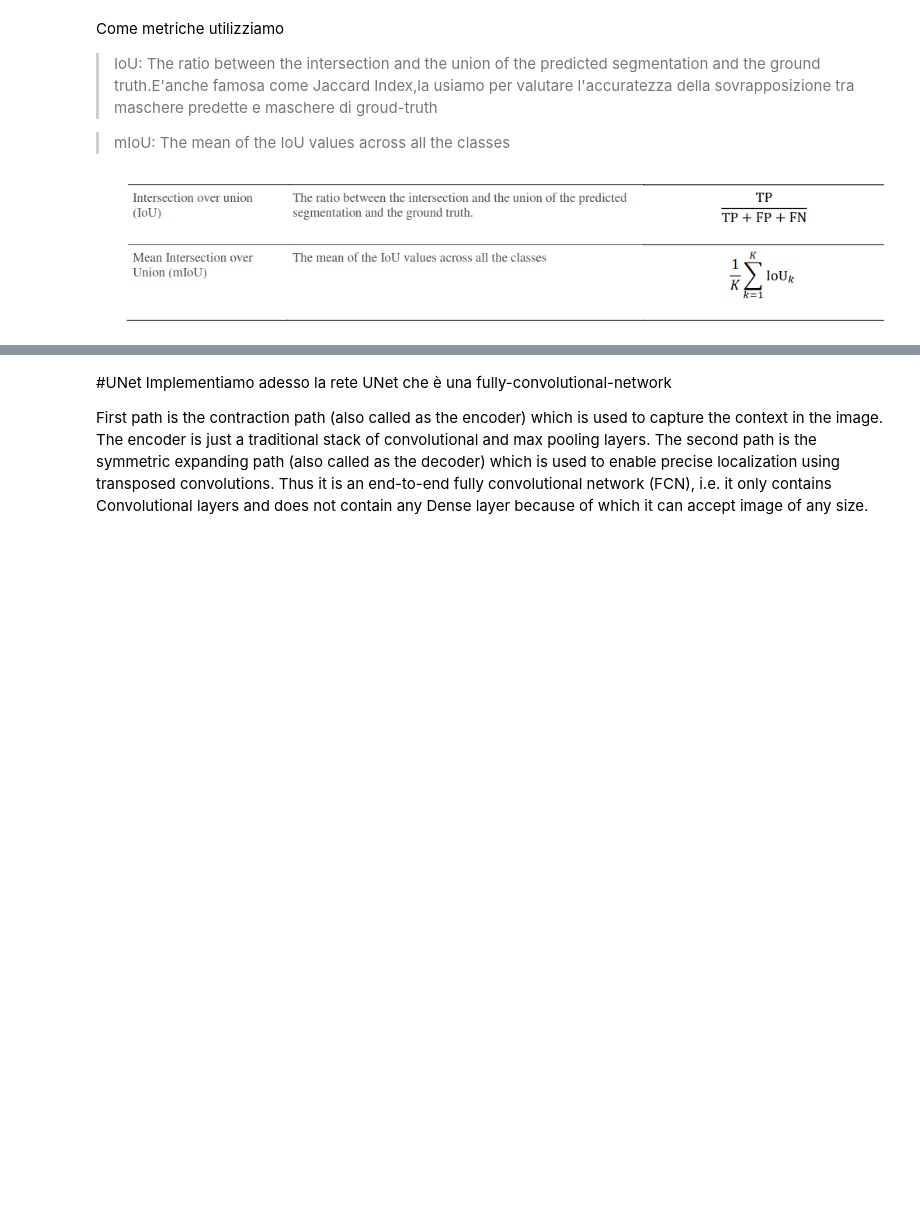
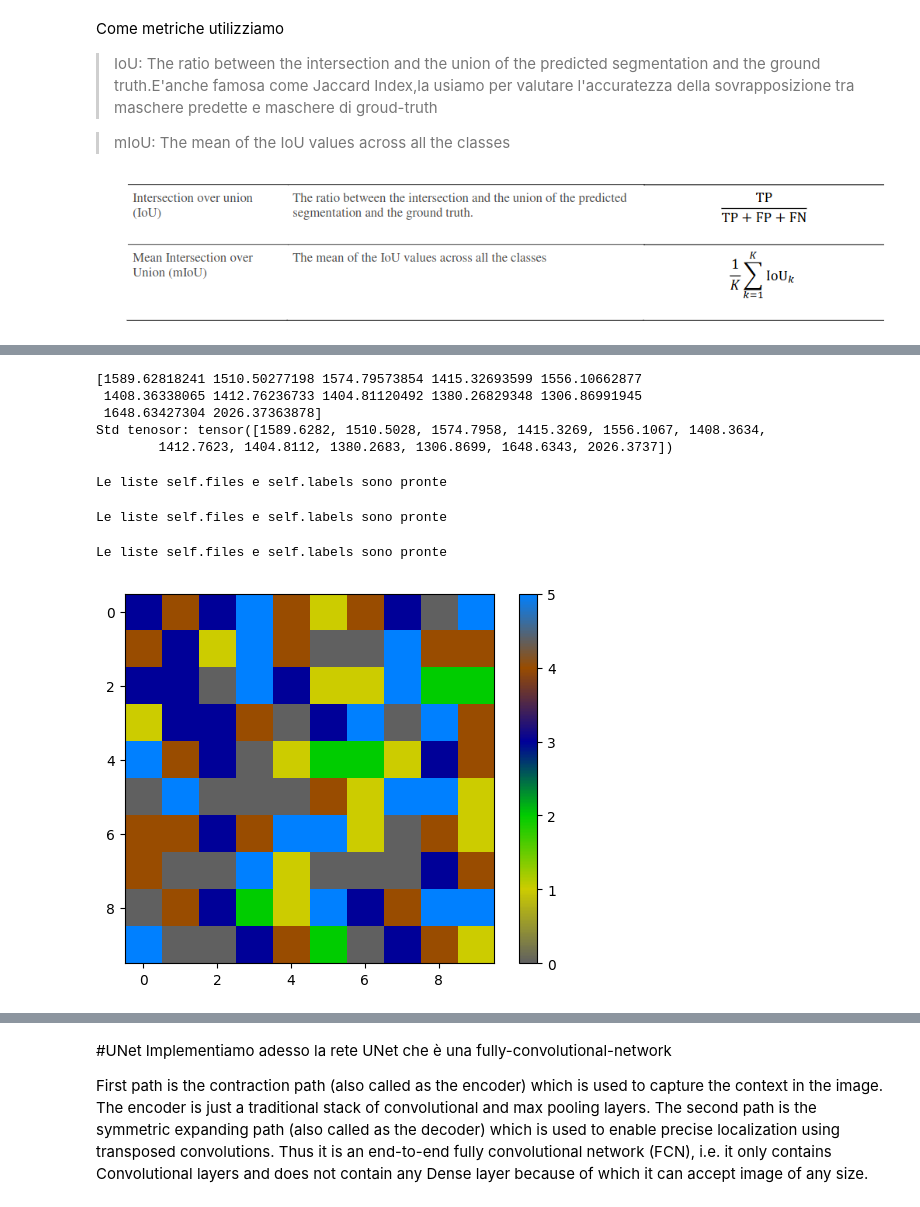
Before and after one commit to camygiuliani/SemanticSegmentation-DynamicEarthNet, a Jupyter notebook: Tesina_labIA_CamillaGiuliani.ipynb, the cells around one changed output, grey strips where cells are left out. Drawn from its saved outputs; the diff is of its cells as text; code cells hidden in the pictures; blank space fills up the shorter version.

Commit message:
aggiunta visualizzazione bande e color map

```diff
--- a/Tesina_labIA_CamillaGiuliani.ipynb
+++ b/Tesina_labIA_CamillaGiuliani.ipynb
@@ -362,0 +421,30 @@ dataloader = DataLoader(training, batch_size=??, shuffle=True, num_workers=yes)
+# %%
+'''
+## prova per vedere conversione array
+print(training_set.std)
+#std_tensor= torch.from_numpy(training_set.std)
+std_tensor = torch.as_tensor(training_set.std,dtype=torch.float32)
+
+print("Std tenosor:",std_tensor,end="\n")
+'''
+# %% [output]
+[1589.62818241 1510.50277198 1574.79573854 1415.32693599 1556.10662877
+ 1408.36338065 1412.76236733 1404.81120492 1380.26829348 1306.86991945
+ 1648.63427304 2026.37363878]
+Std tenosor: tensor([1589.6282, 1510.5028, 1574.7958, 1415.3269, 1556.1067, 1408.3634,
+        1412.7623, 1404.8112, 1380.2683, 1306.8699, 1648.6343, 2026.3737])
+# %%
+##creazione training set
+training_set= MyDynamicEarthNet(root=ROOT ,mode='train')
+# %% [output]
+Le liste self.files e self.labels sono pronte
+# %%
+#validation set
+validation_set=MyDynamicEarthNet(root=ROOT,mode="val")
+# %% [output]
+Le liste self.files e self.labels sono pronte
+# %%
+# test set
+test_set=MyDynamicEarthNet(root=ROOT,mode="test")
+# %% [output]
+Le liste self.files e self.labels sono pronte
@@ -362,0 +467,48 @@ dataloader = DataLoader(training, batch_size=??, shuffle=True, num_workers=yes)
+# %%
+
+from matplotlib.colors import LinearSegmentedColormap
+
+def create_custom_cmap():
+    """
+    Crea una mappa dei colori personalizzata (cmap) utilizzando i colori specificati.
+
+    Ritorna:
+    cmap -- la mappa dei colori personalizzata
+    """
+    cmap = np.zeros((6, 3), dtype=np.uint8)
+
+    cmap[0] = np.array([96, 96, 96])  # impervious surface
+    cmap[1] = np.array([204, 204, 0])  # agriculture
+    cmap[2] = np.array([0, 204, 0])  # forest & other
+    cmap[3] = np.array([0, 0, 153])  # wetland
+    cmap[4] = np.array([153, 76, 0])  # soil
+    cmap[5] = np.array([0, 128, 255])  # water
+
+    # Normalizza i colori tra 0 e 1
+    normalized_colors = cmap / 255.0
+
+    # Crea una lista di punti per la mappa dei colori
+    points = np.linspace(0, 1, len(normalized_colors))
+
+    # Crea il dizionario dei segmenti di colore per la mappa dei colori
+    color_segments = {'red': [], 'green': [], 'blue': []}
+    for i, color in enumerate(normalized_colors):
+        color_segments['red'].append((points[i], color[0], color[0]))
+        color_segments['green'].append((points[i], color[1], color[1]))
+        color_segments['blue'].append((points[i], color[2], color[2]))
+
+    # Crea la mappa dei colori personalizzata
+    cmap = LinearSegmentedColormap('custom_cmap', color_segments)
+
+    return cmap
+
+# Esempio di utilizzo
+custom_cmap = create_custom_cmap()
+
+# Esempio di applicazione della mappa dei colori a un grafico
+data = np.random.randint(0, 6, size=(10, 10))  # Dati di esempio
+plt.imshow(data, cmap=custom_cmap)
+plt.colorbar()
+plt.show()
+# %% [output]
+[figure, added]
```
Also changed, not shown: parts of 21 cells of this notebook.
